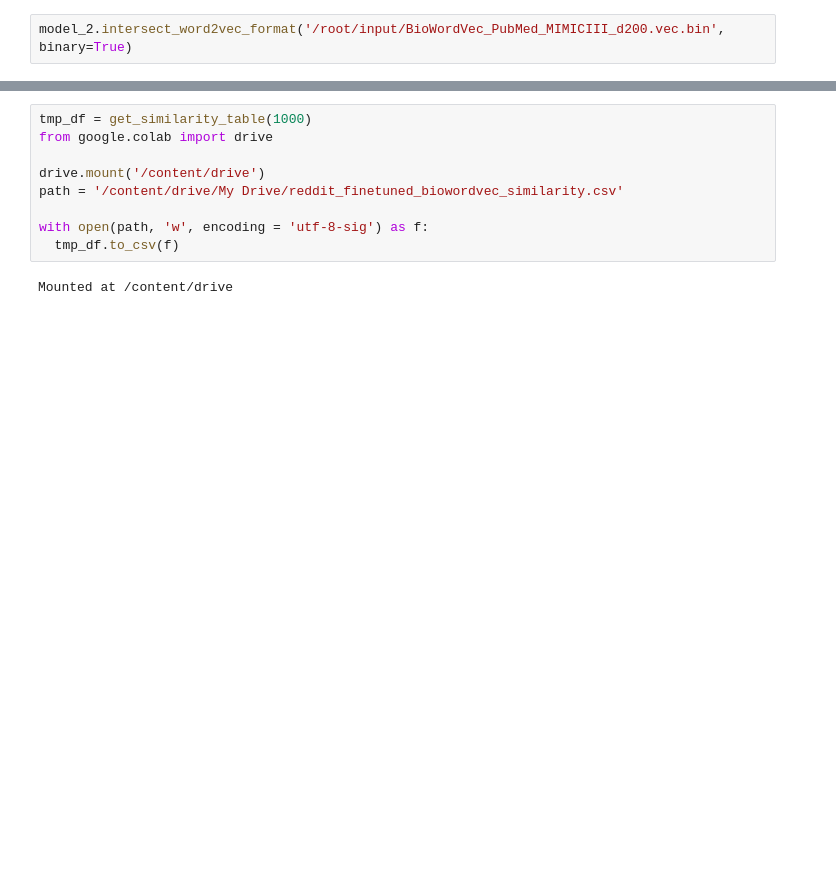
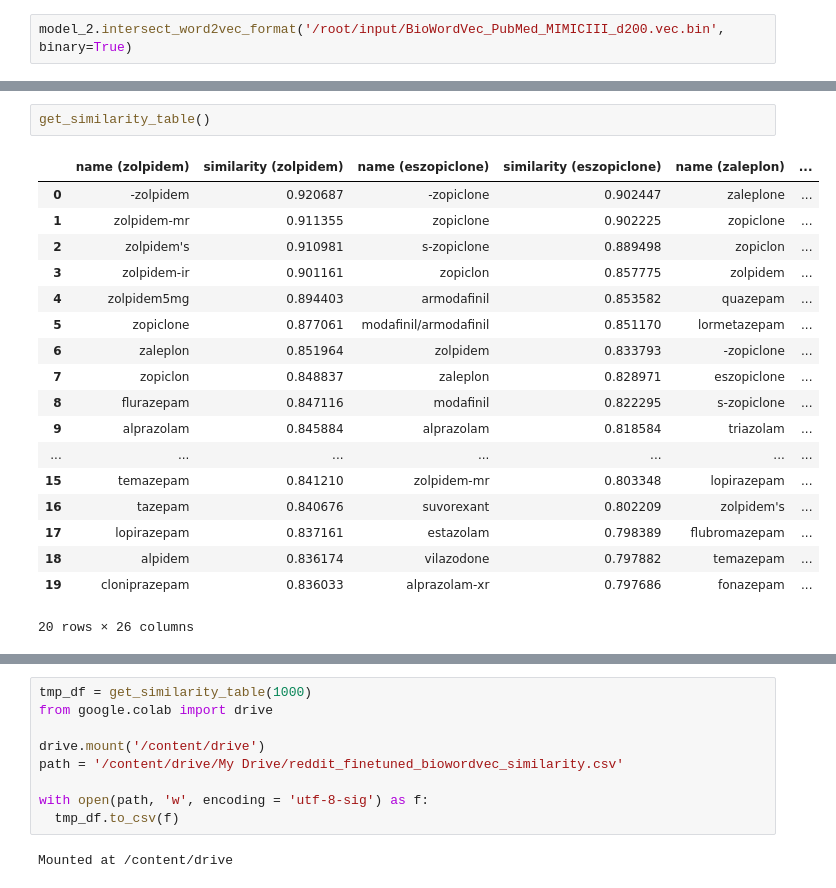
Before and after one commit to nlei1/nlp-notebooks, a Jupyter notebook: reddit_finetuned_biowordvec.ipynb, the cells around one changed output, grey strips where cells are left out. Drawn from its saved outputs; the diff is of its cells as text; blank space fills up the shorter version.

```diff
--- a/reddit_finetuned_biowordvec.ipynb
+++ b/reddit_finetuned_biowordvec.ipynb
@@ -140 +164,22 @@ plot_insomnia_drugs()
 ... (14 outputs left out)
+# %%
+get_similarity_table()
+# %% [output]
+|  | name (zolpidem) | similarity (zolpidem) | name (eszopiclone) | similarity (eszopiclone) | name (zaleplon) | ... |
+| 0 | -zolpidem | 0.920687 | -zopiclone | 0.902447 | zaleplone | ... |
+| 1 | zolpidem-mr | 0.911355 | zopiclone | 0.902225 | zopiclone | ... |
+| 2 | zolpidem's | 0.910981 | s-zopiclone | 0.889498 | zopiclon | ... |
+| 3 | zolpidem-ir | 0.901161 | zopiclon | 0.857775 | zolpidem | ... |
+| 4 | zolpidem5mg | 0.894403 | armodafinil | 0.853582 | quazepam | ... |
+| 5 | zopiclone | 0.877061 | modafinil/armodafinil | 0.851170 | lormetazepam | ... |
+| 6 | zaleplon | 0.851964 | zolpidem | 0.833793 | -zopiclone | ... |
+| 7 | zopiclon | 0.848837 | zaleplon | 0.828971 | eszopiclone | ... |
+| 8 | flurazepam | 0.847116 | modafinil | 0.822295 | s-zopiclone | ... |
+| 9 | alprazolam | 0.845884 | alprazolam | 0.818584 | triazolam | ... |
+| ... | ... | ... | ... | ... | ... | ... |
+| 15 | temazepam | 0.841210 | zolpidem-mr | 0.803348 | lopirazepam | ... |
+| 16 | tazepam | 0.840676 | suvorexant | 0.802209 | zolpidem's | ... |
+| 17 | lopirazepam | 0.837161 | estazolam | 0.798389 | flubromazepam | ... |
+| 18 | alpidem | 0.836174 | vilazodone | 0.797882 | temazepam | ... |
+| 19 | cloniprazepam | 0.836033 | alprazolam-xr | 0.797686 | fonazepam | ... |
+20 rows × 26 columns
```
Also changed, not shown: parts of 10 cells of this notebook.
